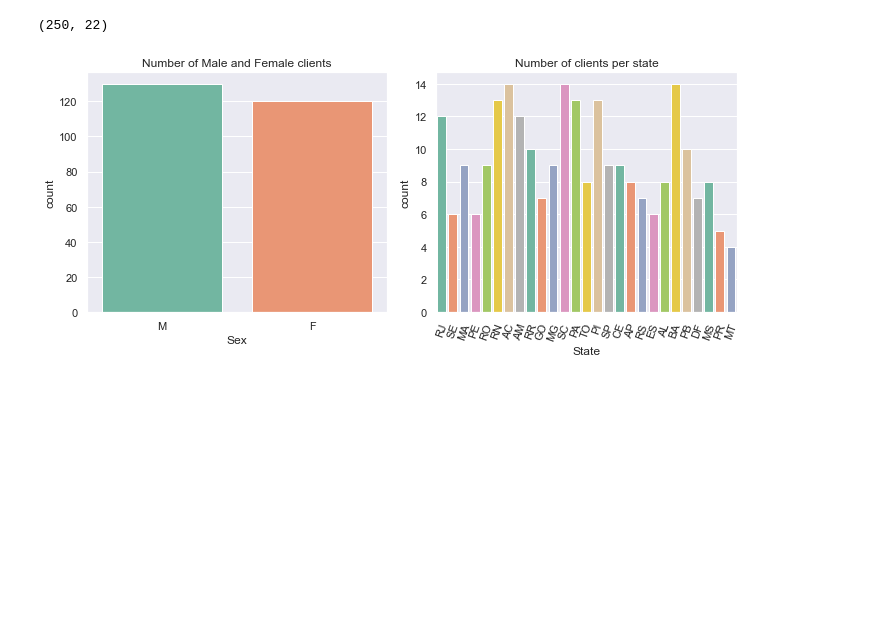
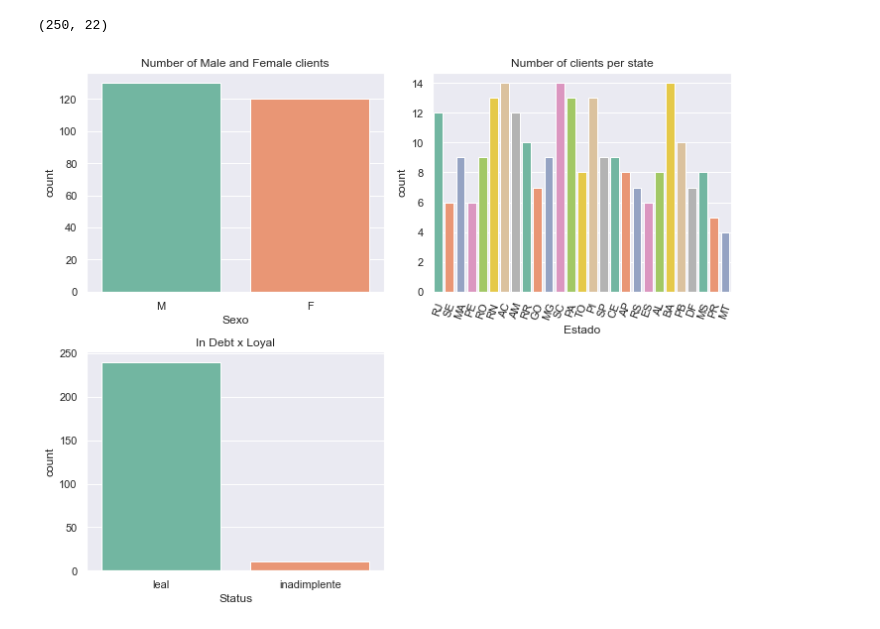
Before and after one commit to Massato01/WBK-Clients-Prediction, a Jupyter notebook: scripts/WBKClientsEDA.ipynb, the cells around one changed output. Cells and saved outputs as stored; diff of their text form; code cells hidden in the pictures; blank space fills up the shorter version.

```diff
--- a/scripts/WBKClientsEDA.ipynb
+++ b/scripts/WBKClientsEDA.ipynb
@@ -127,18 +127,22 @@ df_NND.shape
 # %%
 sns.set_theme(style="darkgrid")
 
 plt.figure(figsize=(10, 8))
 
 plt.subplot(2, 2, 1)
-sns.countplot(data = df_NND, x = 'Sex', palette = 'Set2');
+sns.countplot(data = df_NND, x = 'Sexo', palette = 'Set2');
 plt.title('Number of Male and Female clients')
 
 plt.subplot(2, 2, 2)
-sns.countplot(data = df_NND, x = 'State', palette = 'Set2');
+sns.countplot(data = df_NND, x = 'Estado', palette = 'Set2');
 plt.title('Number of clients per state')
 plt.xticks(rotation = 70)
 
+plt.subplot(2, 2, 3)
+sns.countplot(data = df_NND, x = 'Status', palette = 'Set2');
+plt.title('In Debt x Loyal')
+
 plt.tight_layout()
 plt.show()
 # %% [output]
-[figure, old version]
+[figure, new version]
```
Also changed, not shown: parts of 6 cells of this notebook, 5 other files.
